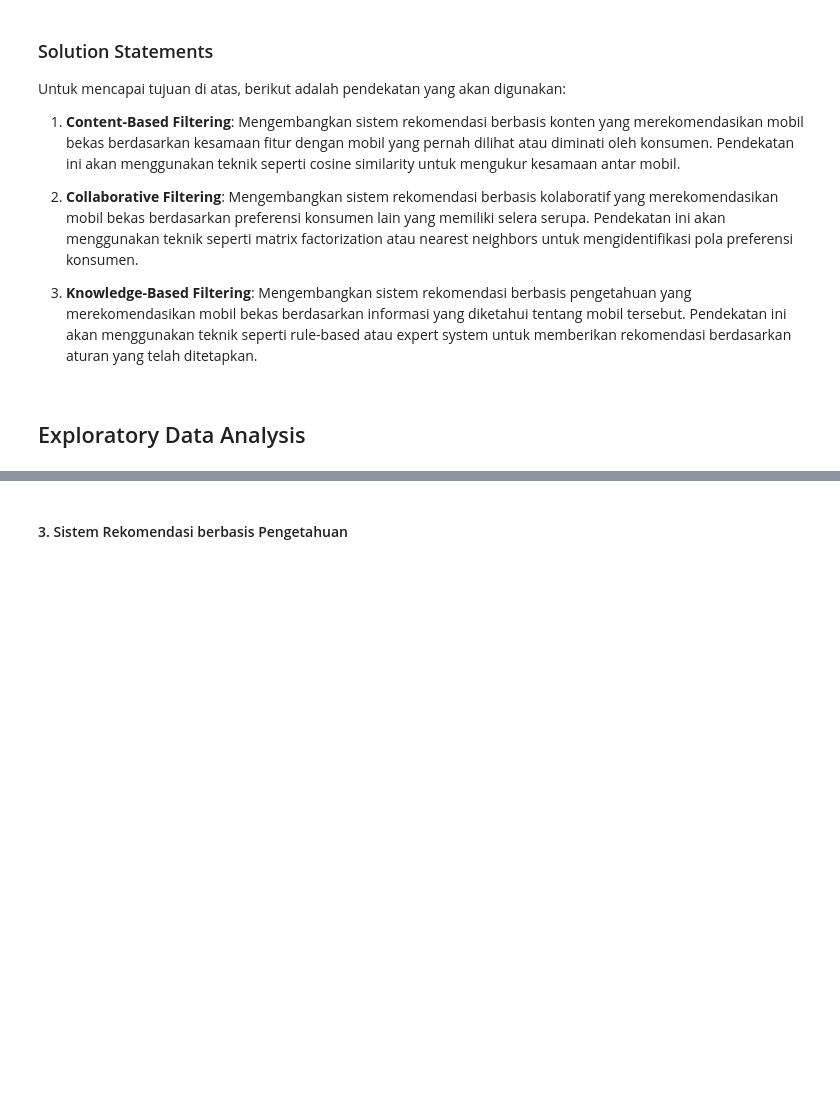
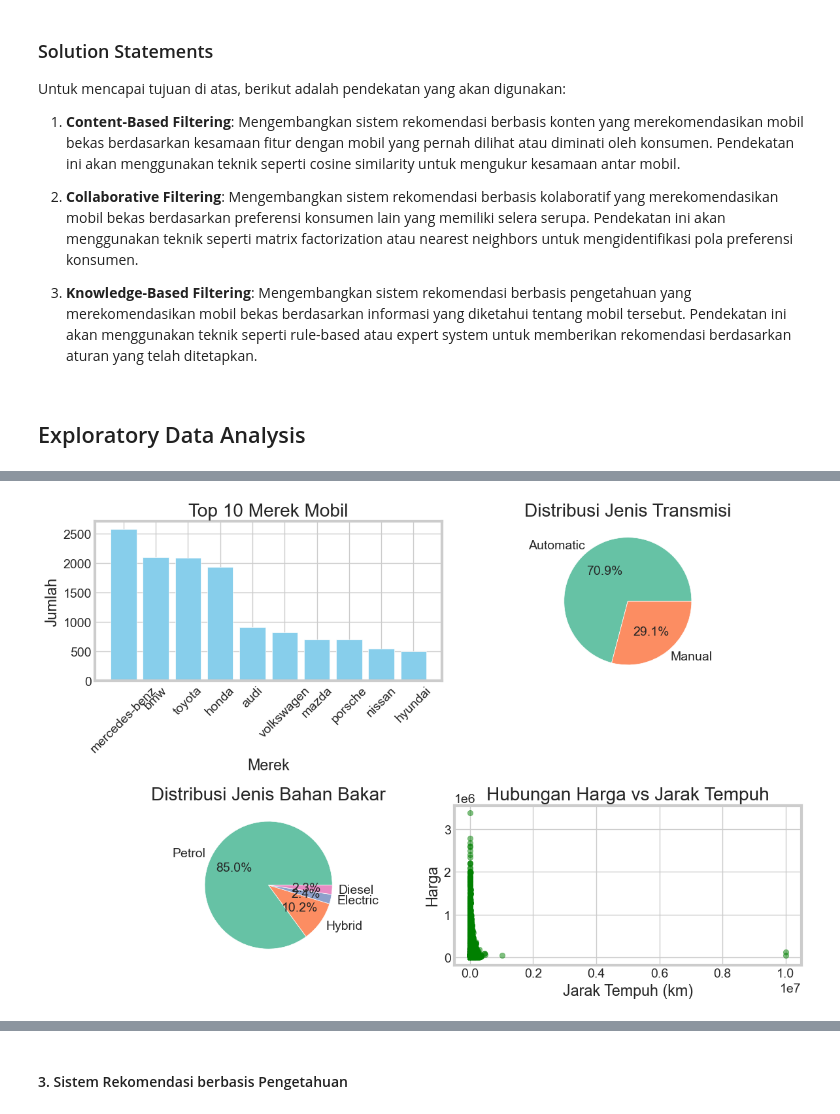
Before and after one commit to Ikhwanand/car-sales-recommendation, a Jupyter notebook: notebook-1.ipynb, the cells around one changed output, grey strips where cells are left out. Saved outputs shown, nothing was run; the diff lists cells and outputs as text; code cells hidden in the pictures; blank space fills up the shorter version.

```diff
--- a/notebook-1.ipynb
+++ b/notebook-1.ipynb
@@ -514,0 +215,34 @@ Rekomendasi Mobil Serupa (KNN):
+# %%
+# Visualisasi distribusi merek mobil
+plt.figure(figsize=(12, 8))
+plt.subplot(2, 2, 1)
+top_brands = df['brand'].value_counts().head(10)
+plt.bar(range(len(top_brands)), top_brands.values, color='skyblue')
+plt.title('Top 10 Merek Mobil')
+plt.xlabel('Merek')
+plt.ylabel('Jumlah')
+plt.xticks(range(len(top_brands)), top_brands.index, rotation=45)
+
+# Visualisasi distribusi jenis transmisi
+plt.subplot(2, 2, 2)
+transmission_counts = df['transmission'].value_counts()
+plt.pie(transmission_counts.values, labels=transmission_counts.index, autopct='%1.1f%%')
+plt.title('Distribusi Jenis Transmisi')
+
+# Visualisasi distribusi jenis bahan bakar
+plt.subplot(2, 2, 3)
+fuel_counts = df['fuel_type'].value_counts()
+plt.pie(fuel_counts.values, labels=fuel_counts.index, autopct='%1.1f%%')
+plt.title('Distribusi Jenis Bahan Bakar')
+
+# Visualisasi hubungan harga vs jarak tempuh
+plt.subplot(2, 2, 4)
+plt.scatter(df['mileage'], df['price'], alpha=0.5, color='green')
+plt.title('Hubungan Harga vs Jarak Tempuh')
+plt.xlabel('Jarak Tempuh (km)')
+plt.ylabel('Harga')
+
+plt.tight_layout()
+plt.show()
+# %% [output]
+[figure, added]
```
Also changed, not shown: parts of 80 cells of this notebook, 8 other files.
